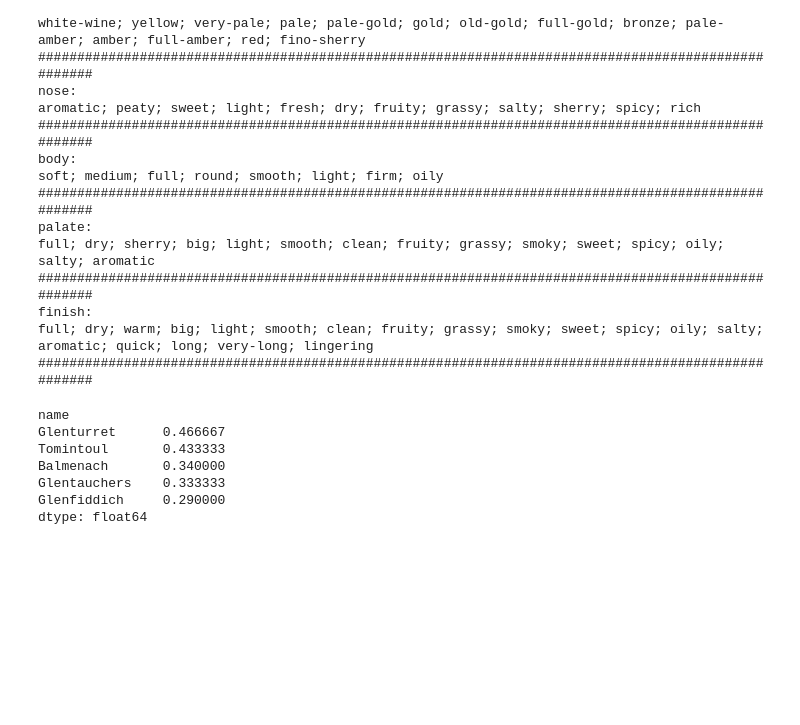
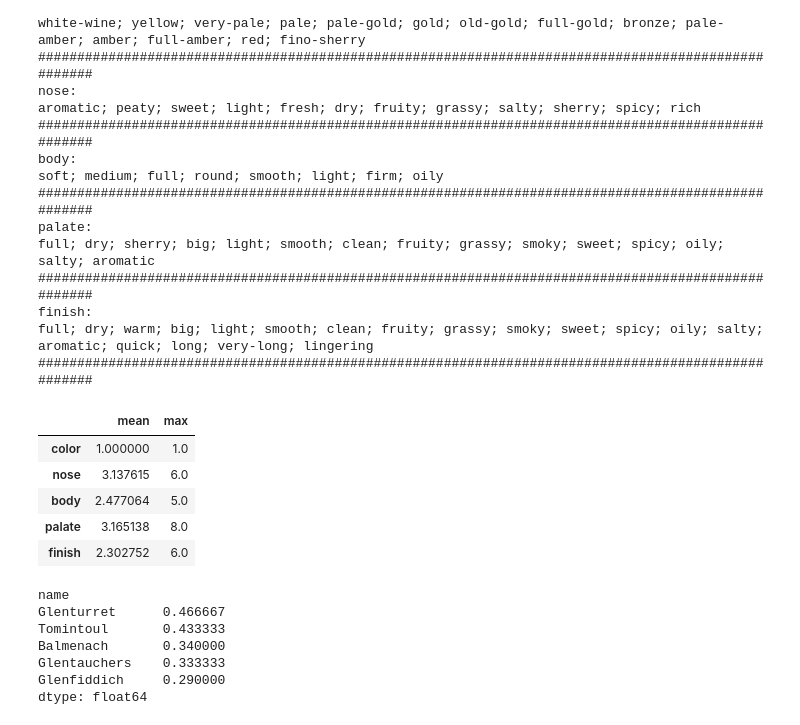
Before and after one commit to leofmr/whisky_recommender, a Jupyter notebook: 02 - similarity.ipynb, the cells around one changed output. Saved outputs shown, nothing was run; the diff lists cells and outputs as text; code cells hidden in the pictures; blank space fills up the shorter version.

```diff
--- a/02 - similarity.ipynb
+++ b/02 - similarity.ipynb
@@ -183,6 +213,20 @@ full; dry; sherry; big; light; smooth; clean; fruity; grassy; smoky; sweet; spic
 finish:
 full; dry; warm; big; light; smooth; clean; fruity; grassy; smoky; sweet; spicy; oily; salty; aromatic; quick; long; very-long; lingering
 ####################################################################################################
+# %%
+def get_total_attr(feat, df=df):
+    return (df.loc(axis=1)[df.columns.str.startswith(f"{feat}_")].
+            sum(axis=1).rename(feat))
+# %%
+attr_count = pd.concat([get_total_attr(feat) for feat in possible_options.keys()], axis=1)
+attr_count.agg(["mean", 'max']).T
+# %% [output]
+|  | mean | max |
+| color | 1.000000 | 1.0 |
+| nose | 3.137615 | 6.0 |
+| body | 2.477064 | 5.0 |
+| palate | 3.165138 | 8.0 |
+| finish | 2.302752 | 6.0 |
 # %%
 def get_jaccard(x, y):
     x_set = set(x)
```
Also changed, not shown: parts of 9 cells of this notebook, 1 other file.
